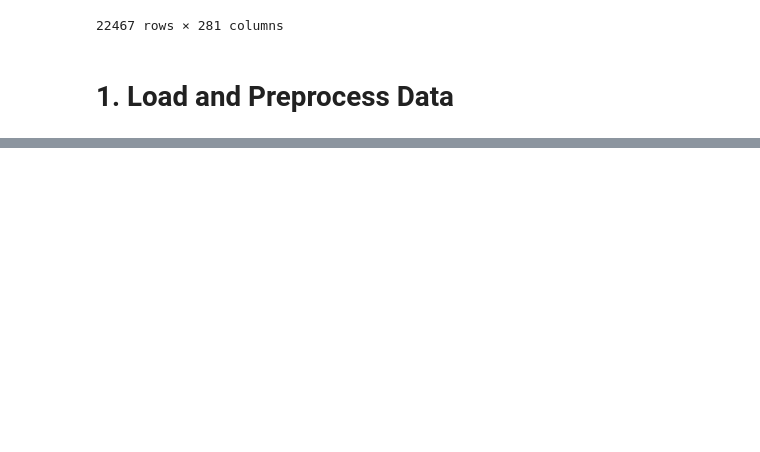
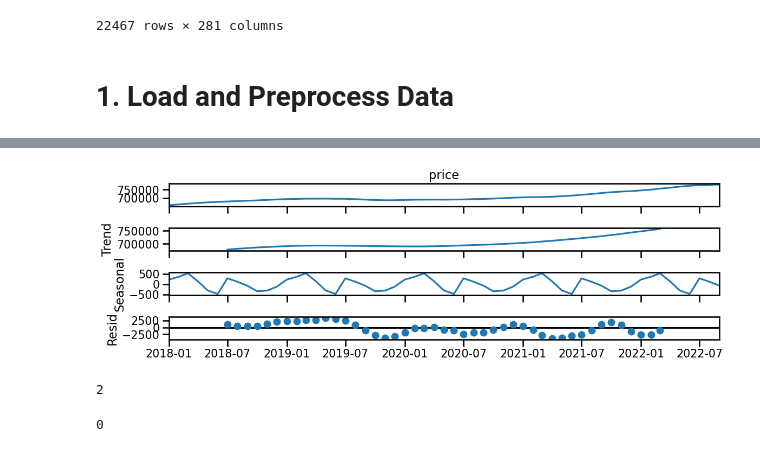
Before and after one commit to Lidivinekeng/Timeserieforecasting, a Jupyter notebook: Gridsearch SARIMA Models (Core).ipynb, the cells around one changed output, grey strips where cells are left out. Cells and saved outputs as stored; diff of their text form; code cells hidden in the pictures; blank space fills up the shorter version.

```diff
--- a/Gridsearch SARIMA Models (Core).ipynb
+++ b/Gridsearch SARIMA Models (Core).ipynb
@@ -226,8 +253,5 @@ df.info()
-# %%
-df = df.set_index('Date')
-df
 # %%
 
 # Filter data to include values starting in 2018
-df = df.loc['2008-01-01':]
+df = df.loc['2018-01-01':]
 df
@@ -234,8 +273,21 @@ df
+# %%
+df = df[df['RegionName'] == 'New York']
+# %%
+df = df.resample('MS')['price'].mean()
 # %%
 # Check and handle null values if any
 df = df.dropna()
 # %%
 # 2. Decompose Time Series
-stl = STL(df['New York'], seasonal=13)  # Assuming monthly seasonality
-result = stl.fit()
-seasonal, trend, resid = result.seasonal, result.trend, result.resid
+stl = tsa.seasonal_decompose(df)  # Assuming monthly seasonality
+stl.plot();
+# %% [output]
+[figure, added]
+# %%
+ndiffs(df)
+# %% [output]
+2
+# %%
+nsdiffs(df, m=12)
+# %% [output]
+0
```
Also changed, not shown: parts of 13 cells of this notebook.
